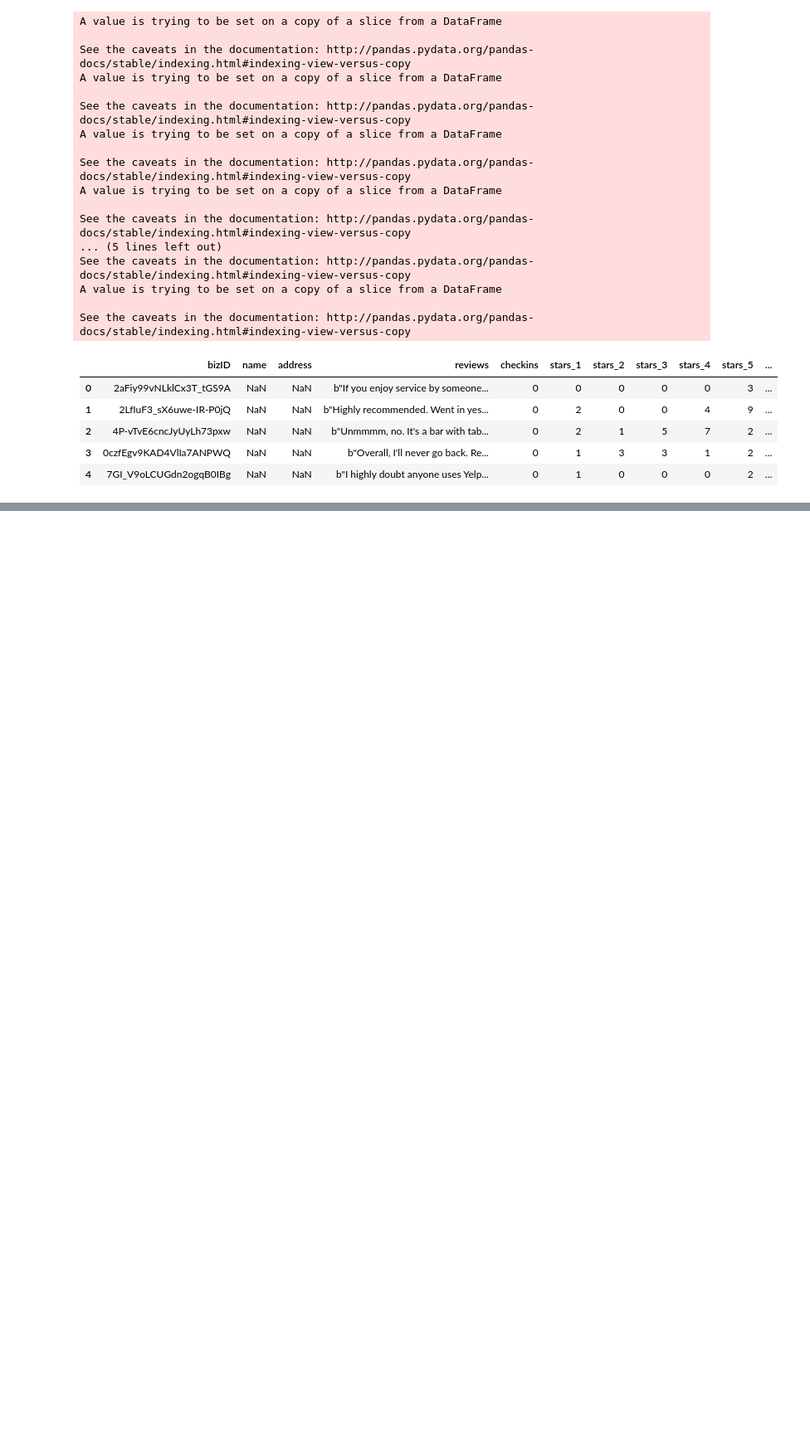
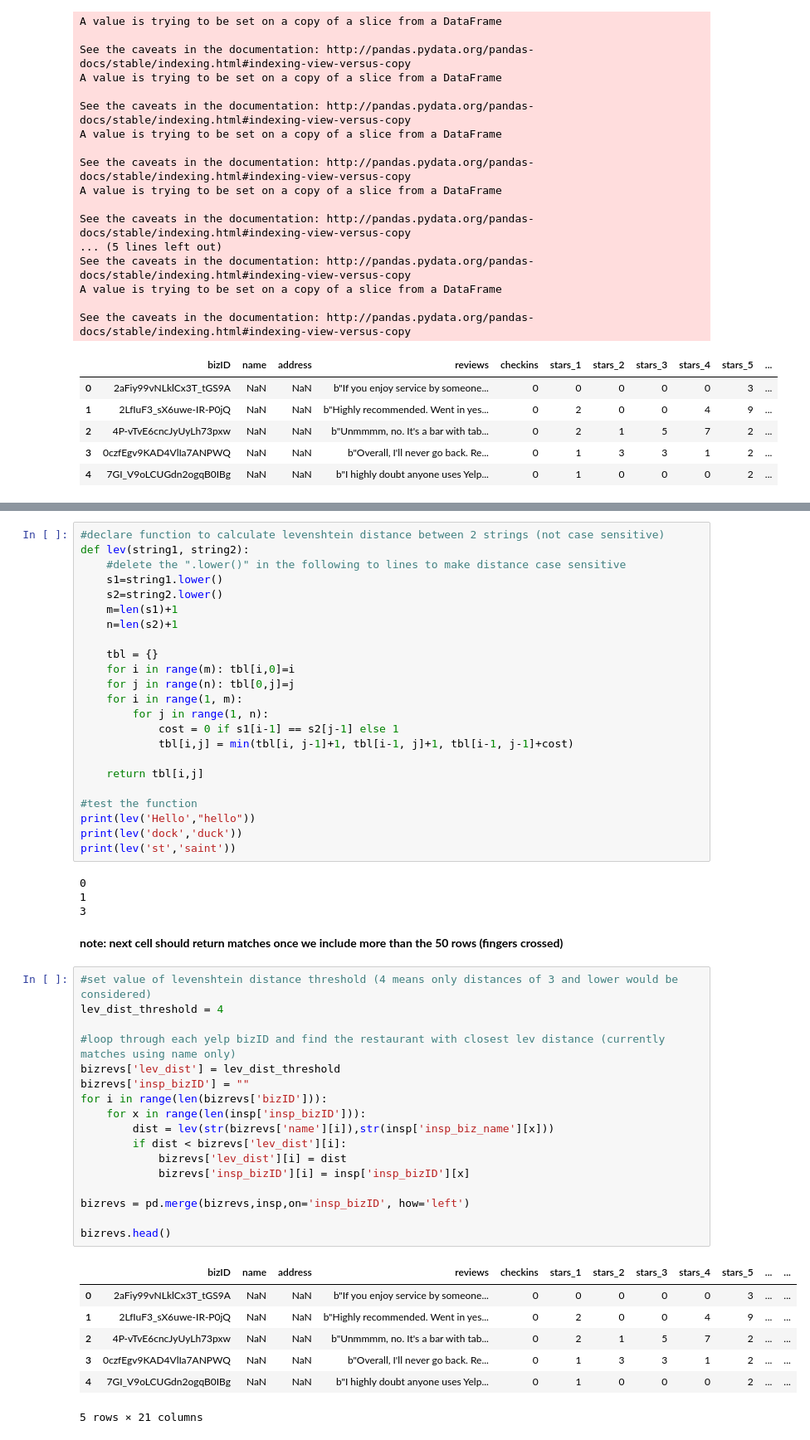
Before and after one commit to ms682/DataScience, a Jupyter notebook: yelp-toronto-dataset.ipynb, the cells around one changed output, grey strips where cells are left out. Shown at 83% size. Cells and saved outputs as stored; diff of their text form; blank space fills up the shorter version.

Commit message:
final merged df (should be) ready
need to remove the 50 row limit and check to see if lev distance matching is working as expected

```diff
--- a/yelp-toronto-dataset.ipynb
+++ b/yelp-toronto-dataset.ipynb
@@ -164,0 +165,54 @@ insp.head()
+# %%
+#declare function to calculate levenshtein distance between 2 strings (not case sensitive)
+def lev(string1, string2):
+    #delete the ".lower()" in the following to lines to make distance case sensitive
+    s1=string1.lower()
+    s2=string2.lower()
+    m=len(s1)+1
+    n=len(s2)+1
+
+    tbl = {}
+    for i in range(m): tbl[i,0]=i
+    for j in range(n): tbl[0,j]=j
+    for i in range(1, m):
+        for j in range(1, n):
+            cost = 0 if s1[i-1] == s2[j-1] else 1
+            tbl[i,j] = min(tbl[i, j-1]+1, tbl[i-1, j]+1, tbl[i-1, j-1]+cost)
+
+    return tbl[i,j]
+
+#test the function
+print(lev('Hello',"hello"))
+print(lev('dock','duck'))
+print(lev('st','saint'))
+# %% [output]
+0
+1
+3
+# %% [markdown]
+**note: next cell should return matches once we include more than the 50 rows (fingers crossed)**
+# %%
+#set value of levenshtein distance threshold (4 means only distances of 3 and lower would be considered)
+lev_dist_threshold = 4
+
+#loop through each yelp bizID and find the restaurant with closest lev distance (currently matches using name only)
+bizrevs['lev_dist'] = lev_dist_threshold
+bizrevs['insp_bizID'] = ""
+for i in range(len(bizrevs['bizID'])):
+    for x in range(len(insp['insp_bizID'])):
+        dist = lev(str(bizrevs['name'][i]),str(insp['insp_biz_name'][x]))
+        if dist < bizrevs['lev_dist'][i]:
+            bizrevs['lev_dist'][i] = dist
+            bizrevs['insp_bizID'][i] = insp['insp_bizID'][x]
+
+bizrevs = pd.merge(bizrevs,insp,on='insp_bizID', how='left')
+
+bizrevs.head()
+# %% [output]
+|  | bizID | name | address | reviews | checkins | stars_1 | stars_2 | stars_3 | stars_4 | stars_5 | ... | ... |
+| 0 | 2aFiy99vNLklCx3T_tGS9A | NaN | NaN | b"If you enjoy service by someone... | 0 | 0 | 0 | 0 | 0 | 3 | ... | ... |
+| 1 | 2LfIuF3_sX6uwe-IR-P0jQ | NaN | NaN | b"Highly recommended. Went in yes... | 0 | 2 | 0 | 0 | 4 | 9 | ... | ... |
+| 2 | 4P-vTvE6cncJyUyLh73pxw | NaN | NaN | b"Unmmmm, no. It's a bar with tab... | 0 | 2 | 1 | 5 | 7 | 2 | ... | ... |
+| 3 | 0czfEgv9KAD4VlIa7ANPWQ | NaN | NaN | b"Overall, I'll never go back. Re... | 0 | 1 | 3 | 3 | 1 | 2 | ... | ... |
+| 4 | 7GI_V9oLCUGdn2ogqB0IBg | NaN | NaN | b"I highly doubt anyone uses Yelp... | 0 | 1 | 0 | 0 | 0 | 2 | ... | ... |
+5 rows × 21 columns
```
Also changed, not shown: parts of 3 cells of this notebook.
